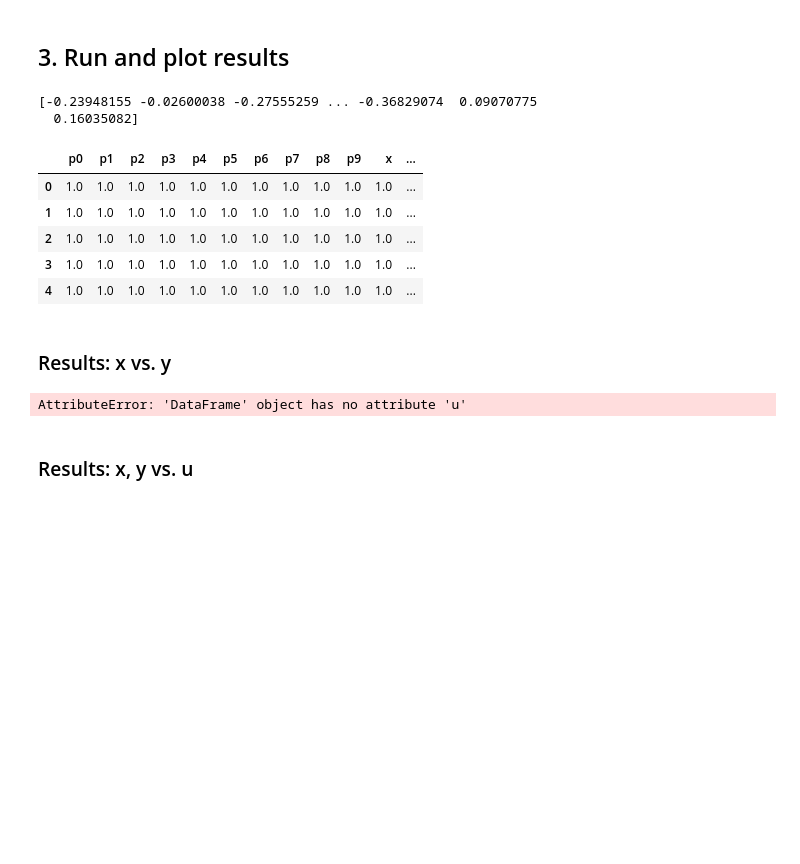
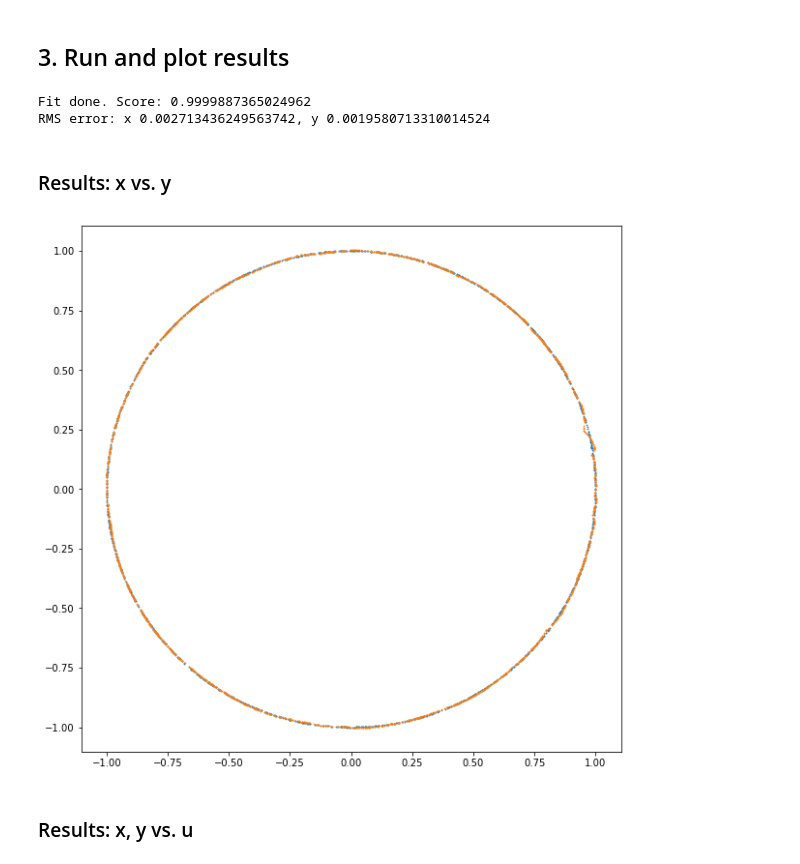
Before and after one commit to PKvasnick/SVDNoise, a Jupyter notebook: code/Circle_generator_polynomials.ipynb, the cells around one changed output. Drawn from its saved outputs; the diff is of its cells as text; code cells hidden in the pictures; blank space fills up the shorter version.

```diff
--- a/code/Circle_generator_polynomials.ipynb
+++ b/code/Circle_generator_polynomials.ipynb
@@ -107,29 +126,24 @@ def train_network(data, test_fraction = 0.1):
 ## 3. Run and plot results
 # %%
 # Generate samples
-samples = make_circle_data(20000)
+samples = make_circle_data(2000)
 samples.head()
 # Train the network
-#fitter = train_network(samples)
+fitter = train_network(samples)
 # %% [output]
-[-0.23948155 -0.02600038 -0.27555259 ... -0.36829074  0.09070775
-  0.16035082]
+Fit done. Score: 0.9999887365024962
+RMS error: x 0.002713436249563742, y 0.0019580713310014524
-|  | p0 | p1 | p2 | p3 | p4 | p5 | p6 | p7 | p8 | p9 | x | ... |
-| 0 | 1.0 | 1.0 | 1.0 | 1.0 | 1.0 | 1.0 | 1.0 | 1.0 | 1.0 | 1.0 | 1.0 | ... |
-| 1 | 1.0 | 1.0 | 1.0 | 1.0 | 1.0 | 1.0 | 1.0 | 1.0 | 1.0 | 1.0 | 1.0 | ... |
-| 2 | 1.0 | 1.0 | 1.0 | 1.0 | 1.0 | 1.0 | 1.0 | 1.0 | 1.0 | 1.0 | 1.0 | ... |
-| 3 | 1.0 | 1.0 | 1.0 | 1.0 | 1.0 | 1.0 | 1.0 | 1.0 | 1.0 | 1.0 | 1.0 | ... |
-| 4 | 1.0 | 1.0 | 1.0 | 1.0 | 1.0 | 1.0 | 1.0 | 1.0 | 1.0 | 1.0 | 1.0 | ... |
 # %% [markdown]
 ### Results: x vs. y
 # %%
-y_pred = fitter.predict(samples.u.values.reshape(-1,1))
+input_cols = ['p0','p1','p2','p3','p4','p5','p6','p7','p8','p9']
+y_pred = fitter.predict(samples[input_cols].values)
 fig = plt.figure(figsize = (10,10))
 plt.scatter(samples.x,samples.y, s = 0.5)
 plt.scatter(y_pred[:,0], y_pred[:,1], s = 0.5)
-plt.savefig('../pictures/circle_generator_2d.png')
+plt.savefig('../pictures/circle_generator_2d_legendre.png')
 # %% [output]
-AttributeError: 'DataFrame' object has no attribute 'u'
+[figure, added]
 # %% [markdown]
 ### Results: x, y vs. u
 # %%
```
Also changed, not shown: parts of 5 cells of this notebook.
